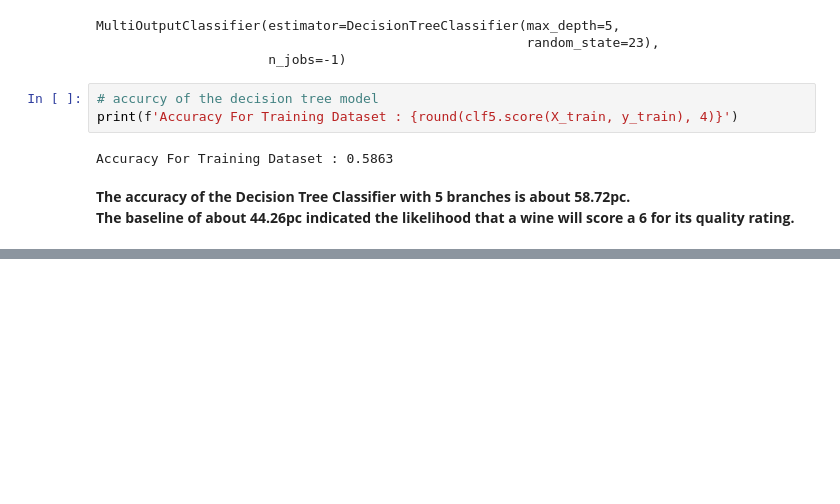
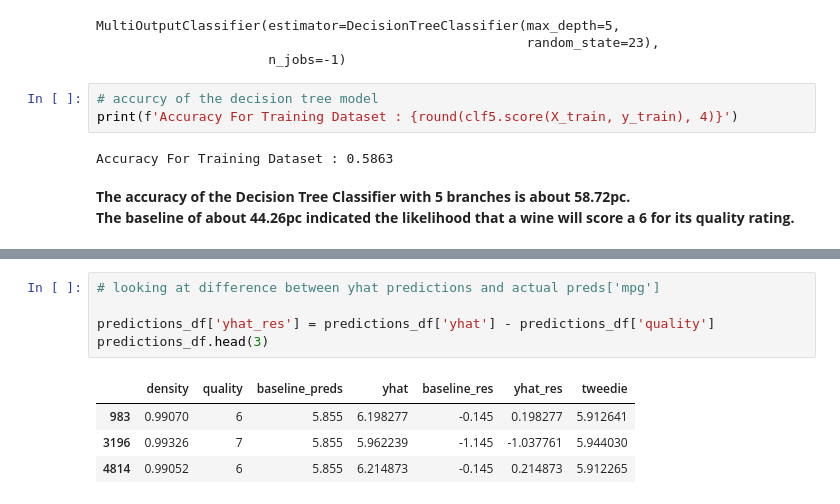
Before and after one commit to Mags-and-Smitty-Clustering-Project/group, a Jupyter notebook: project_3_workbook.ipynb, the cells around one changed output, grey strips where cells are left out. Saved outputs shown, nothing was run; the diff lists cells and outputs as text; blank space fills up the shorter version.

```diff
--- a/project_3_workbook.ipynb
+++ b/project_3_workbook.ipynb
@@ -886,0 +758,10 @@ Index(['citric_acid', 'density'], dtype='object')
+# %%
+# looking at difference between yhat predictions and actual preds['mpg']
+
+predictions_df['yhat_res'] = predictions_df['yhat'] - predictions_df['quality']
+predictions_df.head(3)
+# %% [output]
+|  | density | quality | baseline_preds | yhat | baseline_res | yhat_res | tweedie |
+| 983 | 0.99070 | 6 | 5.855 | 6.198277 | -0.145 | 0.198277 | 5.912641 |
+| 3196 | 0.99326 | 7 | 5.855 | 5.962239 | -1.145 | -1.037761 | 5.944030 |
+| 4814 | 0.99052 | 6 | 5.855 | 6.214873 | -0.145 | 0.214873 | 5.912265 |
```
Also changed, not shown: parts of 84 cells of this notebook, 1 other file.
